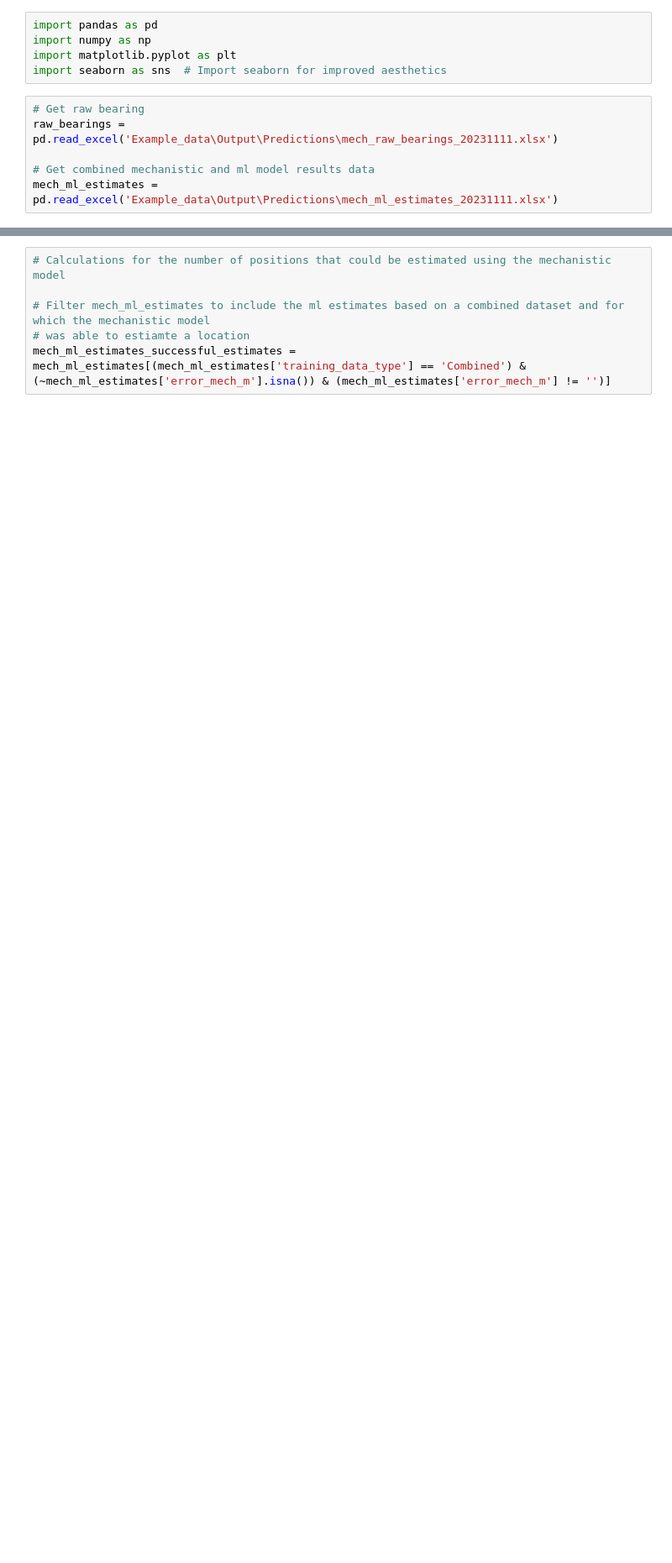
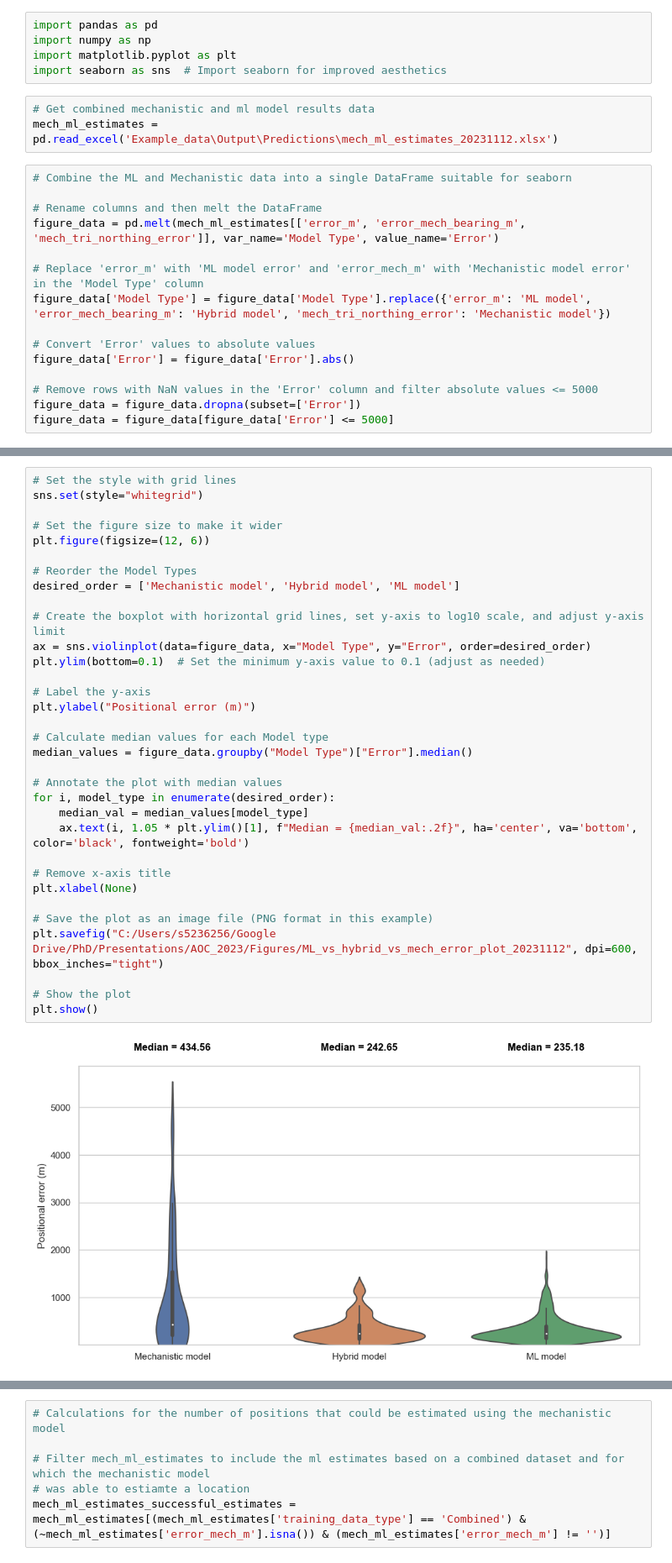
Before and after one commit to johnvanosta/ml4rt, a Jupyter notebook: mech_results_plot.ipynb, the cells around one changed output, grey strips where cells are left out. Shown at 84% size. Cells and saved outputs as stored; diff of their text form; blank space fills up the shorter version.

Commit message:
Mechanistic model and plots

```diff
--- a/mech_results_plot.ipynb
+++ b/mech_results_plot.ipynb
@@ -4,8 +4,20 @@ import numpy as np
 import matplotlib.pyplot as plt
 import seaborn as sns  # Import seaborn for improved aesthetics
 # %%
-# Get raw bearing
-raw_bearings = pd.read_excel('Example_data\Output\Predictions\mech_raw_bearings_20231111.xlsx')
-
 # Get combined mechanistic and ml model results data
-mech_ml_estimates = pd.read_excel('Example_data\Output\Predictions\mech_ml_estimates_20231111.xlsx')
+mech_ml_estimates = pd.read_excel('Example_data\Output\Predictions\mech_ml_estimates_20231112.xlsx')
+# %%
+# Combine the ML and Mechanistic data into a single DataFrame suitable for seaborn
+
+# Rename columns and then melt the DataFrame
+figure_data = pd.melt(mech_ml_estimates[['error_m', 'error_mech_bearing_m', 'mech_tri_northing_error']], var_name='Model Type', value_name='Error')
+
+# Replace 'error_m' with 'ML model error' and 'error_mech_m' with 'Mechanistic model error' in the 'Model Type' column
+figure_data['Model Type'] = figure_data['Model Type'].replace({'error_m': 'ML model', 'error_mech_bearing_m': 'Hybrid model', 'mech_tri_northing_error': 'Mechanistic model'})
+
+# Convert 'Error' values to absolute values
+figure_data['Error'] = figure_data['Error'].abs()
+
+# Remove rows with NaN values in the 'Error' column and filter absolute values <= 5000
+figure_data = figure_data.dropna(subset=['Error'])
+figure_data = figure_data[figure_data['Error'] <= 5000]
@@ -11,0 +40,35 @@ mech_ml_estimates = pd.read_excel('Example_data\Output\Predictions\mech_ml_estim
+# %%
+# Set the style with grid lines
+sns.set(style="whitegrid")
+
+# Set the figure size to make it wider
+plt.figure(figsize=(12, 6))
+
+# Reorder the Model Types
+desired_order = ['Mechanistic model', 'Hybrid model', 'ML model']
+
+# Create the boxplot with horizontal grid lines, set y-axis to log10 scale, and adjust y-axis limit
+ax = sns.violinplot(data=figure_data, x="Model Type", y="Error", order=desired_order)
+plt.ylim(bottom=0.1)  # Set the minimum y-axis value to 0.1 (adjust as needed)
+
+# Label the y-axis
+plt.ylabel("Positional error (m)")
+
+# Calculate median values for each Model type
+median_values = figure_data.groupby("Model Type")["Error"].median()
+
+# Annotate the plot with median values
+for i, model_type in enumerate(desired_order):
+    median_val = median_values[model_type]
+    ax.text(i, 1.05 * plt.ylim()[1], f"Median = {median_val:.2f}", ha='center', va='bottom', color='black', fontweight='bold')
+
+# Remove x-axis title
+plt.xlabel(None)
+
+# Save the plot as an image file (PNG format in this example)
+plt.savefig("C:/Users/s5236256/Google Drive/PhD/Presentations/AOC_2023/Figures/ML_vs_hybrid_vs_mech_error_plot_20231112", dpi=600, bbox_inches="tight")
+
+# Show the plot
+plt.show()
+# %% [output]
+[figure, added]
```
Also changed, not shown: parts of 6 cells of this notebook, 5 other files.
